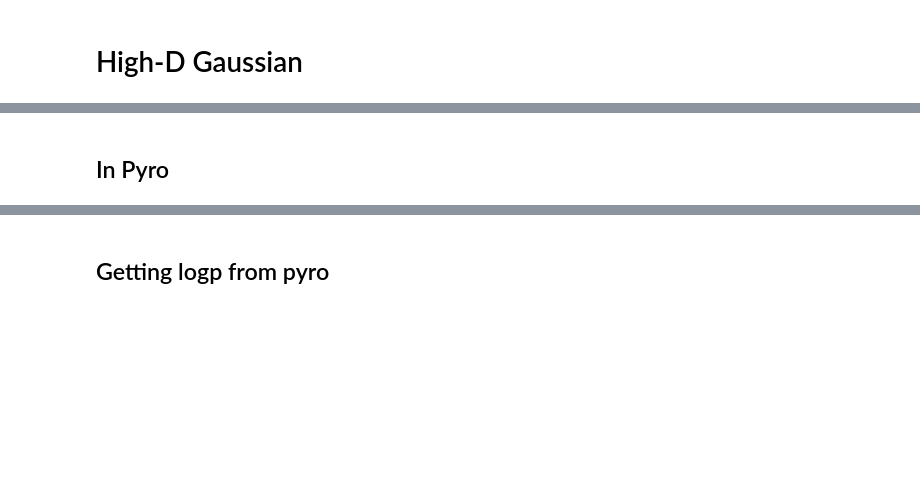
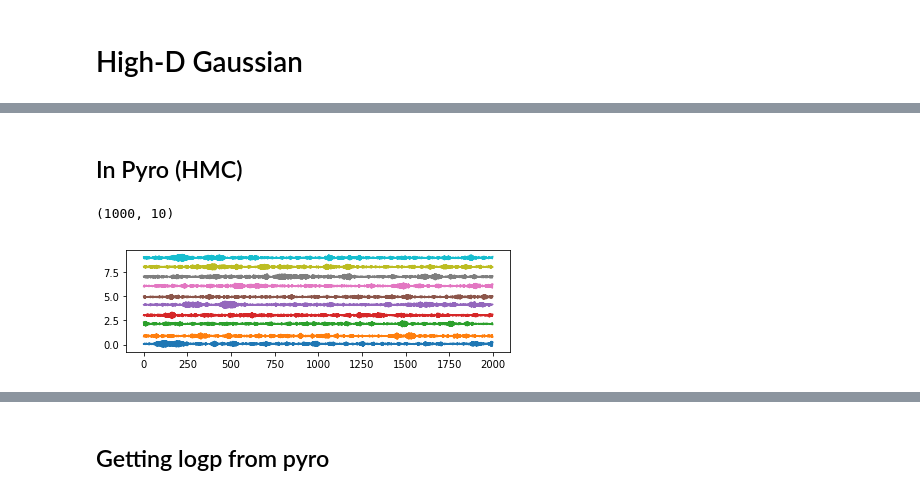
Before and after one commit to pymc-devs/pymc4_prototypes, a Jupyter notebook: pytorch/pymc4_torch/HMC_in_pyro.ipynb, the cells around one changed output, grey strips where cells are left out. Drawn from its saved outputs; the diff is of its cells as text; code cells hidden in the pictures; blank space fills up the shorter version.

```diff
--- a/pytorch/pymc4_torch/HMC_in_pyro.ipynb
+++ b/pytorch/pymc4_torch/HMC_in_pyro.ipynb
@@ -54,5 +56,5 @@ pm.traceplot(trace);
 # %% [markdown]
-## In Pyro
+## In Pyro (HMC)
 # %%
 def m2(data):
     data_ = Variable(torch.Tensor(data))
@@ -78,3 +80,14 @@ for i in range(nchain):
         post_trace = t.nodes['mu']['value']
         post_pyro.append(post_trace.data.numpy())
     mtrace.append(np.asarray(post_pyro)[ntune+1:])
+# %%
+mtrace[0].shape
+# %% [output]
+(1000, 10)
+# %%
+mtrace = np.asarray(mtrace).reshape(nchain*(draw-ntune), ndim, -1).squeeze()
+_, ax = plt.subplots(1, 1, figsize=(6, 2))
+ax.plot(mtrace);
+plt.tight_layout();
+# %% [output]
+[figure, added]
```
Also changed, not shown: parts of 52 cells of this notebook.
